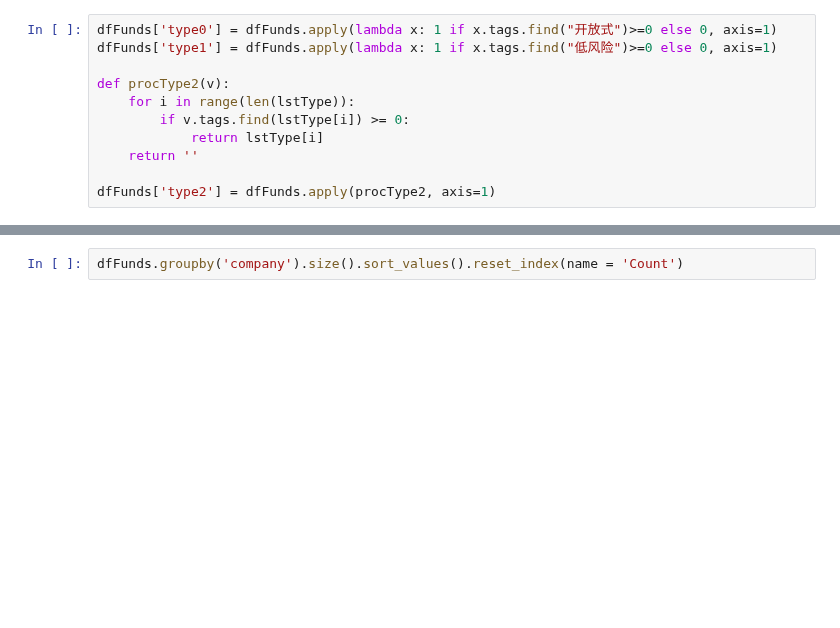
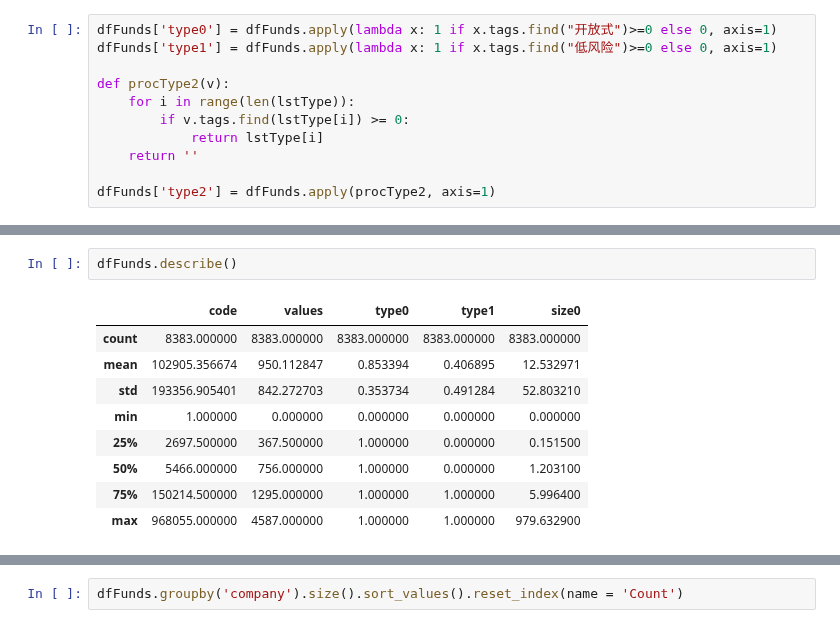
Before and after one commit to zhs007/jupyternotebook.demo, a Jupyter notebook: home/cnfunds/cnfund001.ipynb, the cells around one changed output, grey strips where cells are left out. Drawn from its saved outputs; the diff is of its cells as text; blank space fills up the shorter version.

```diff
--- a/home/cnfunds/cnfund001.ipynb
+++ b/home/cnfunds/cnfund001.ipynb
@@ -67,0 +92,12 @@ dfFunds[:5]
+# %%
+dfFunds.describe()
+# %% [output]
+|  | code | values | type0 | type1 | size0 |
+| count | 8383.000000 | 8383.000000 | 8383.000000 | 8383.000000 | 8383.000000 |
+| mean | 102905.356674 | 950.112847 | 0.853394 | 0.406895 | 12.532971 |
+| std | 193356.905401 | 842.272703 | 0.353734 | 0.491284 | 52.803210 |
+| min | 1.000000 | 0.000000 | 0.000000 | 0.000000 | 0.000000 |
+| 25% | 2697.500000 | 367.500000 | 1.000000 | 0.000000 | 0.151500 |
+| 50% | 5466.000000 | 756.000000 | 1.000000 | 0.000000 | 1.203100 |
+| 75% | 150214.500000 | 1295.000000 | 1.000000 | 1.000000 | 5.996400 |
+| max | 968055.000000 | 4587.000000 | 1.000000 | 1.000000 | 979.632900 |
```
Also changed, not shown: parts of 7 cells of this notebook.
